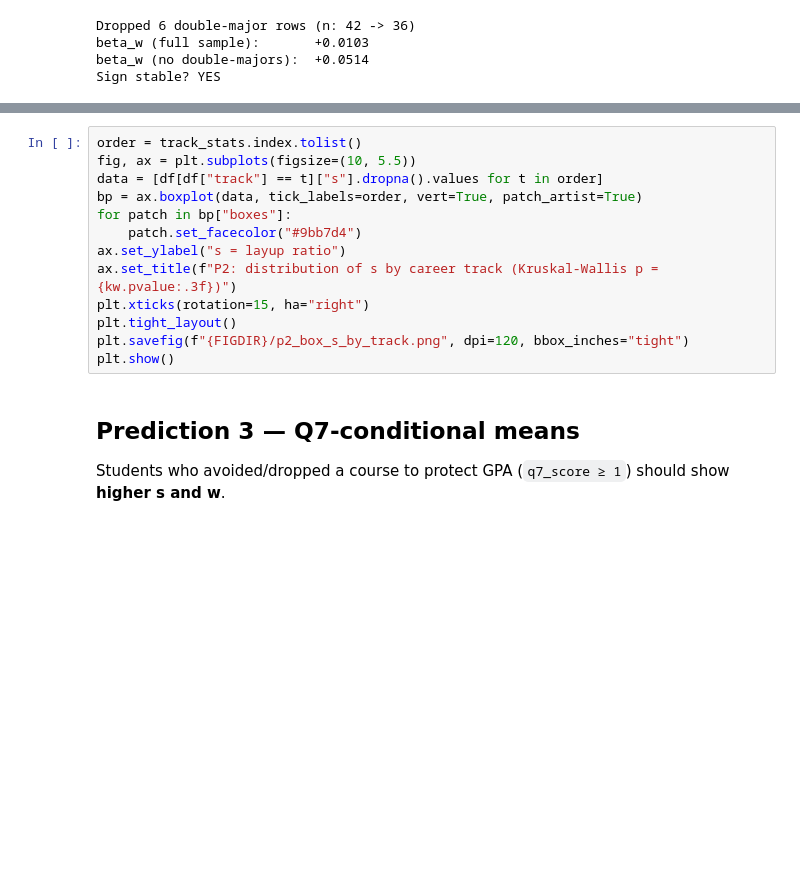
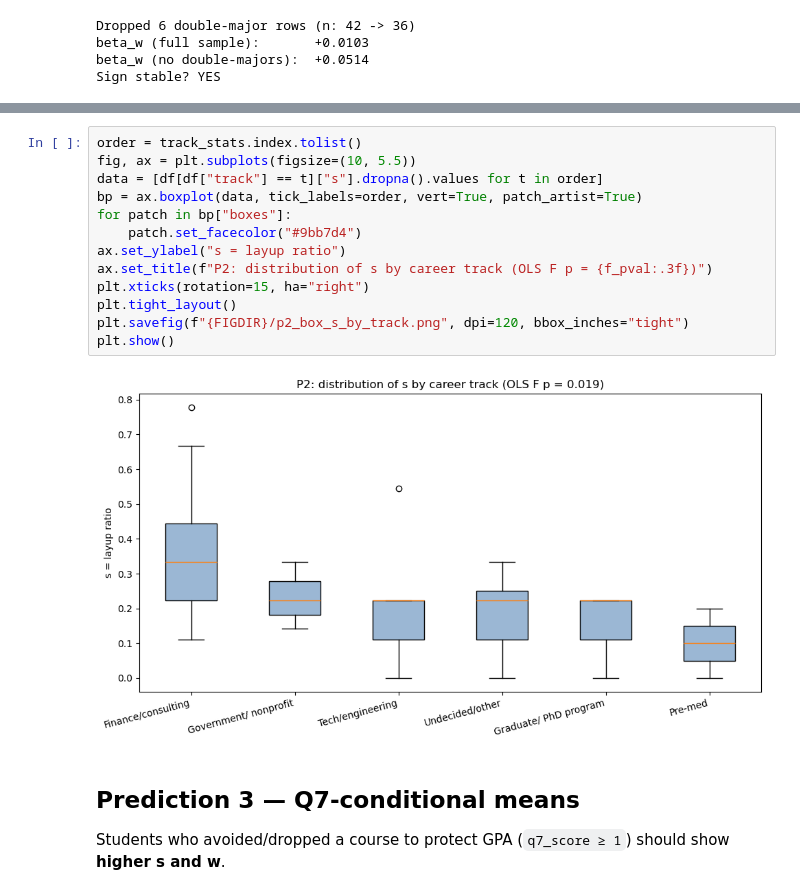
Before and after one commit to jchou27/EGT_project, a Jupyter notebook: notebooks/02_empirics.ipynb, the cells around one changed output, grey strips where cells are left out. Cells and saved outputs as stored; diff of their text form; blank space fills up the shorter version.

```diff
--- a/notebooks/02_empirics.ipynb
+++ b/notebooks/02_empirics.ipynb
@@ -170,16 +190,18 @@ Kruskal-Wallis: H = 11.973, p = 0.0352
 # %%
 order = track_stats.index.tolist()
 fig, ax = plt.subplots(figsize=(10, 5.5))
 data = [df[df["track"] == t]["s"].dropna().values for t in order]
 bp = ax.boxplot(data, tick_labels=order, vert=True, patch_artist=True)
 for patch in bp["boxes"]:
     patch.set_facecolor("#9bb7d4")
 ax.set_ylabel("s = layup ratio")
-ax.set_title(f"P2: distribution of s by career track (Kruskal-Wallis p = {kw.pvalue:.3f})")
+ax.set_title(f"P2: distribution of s by career track (OLS F p = {f_pval:.3f})")
 plt.xticks(rotation=15, ha="right")
 plt.tight_layout()
 plt.savefig(f"{FIGDIR}/p2_box_s_by_track.png", dpi=120, bbox_inches="tight")
 plt.show()
+# %% [output]
+[figure, added]
 # %% [markdown]
 ## Prediction 3 — Q7-conditional means
 
```
Also changed, not shown: parts of 7 cells of this notebook, 3 other files.
